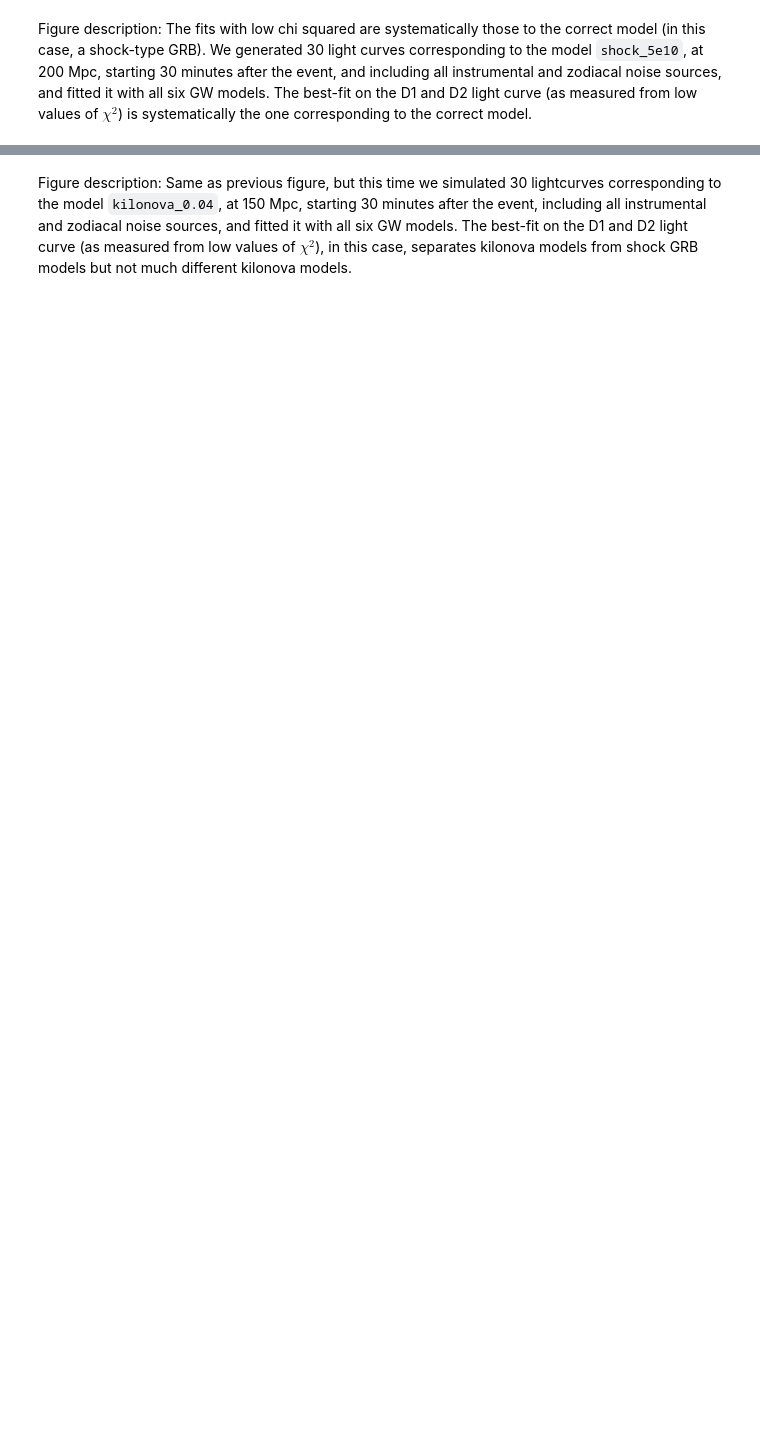
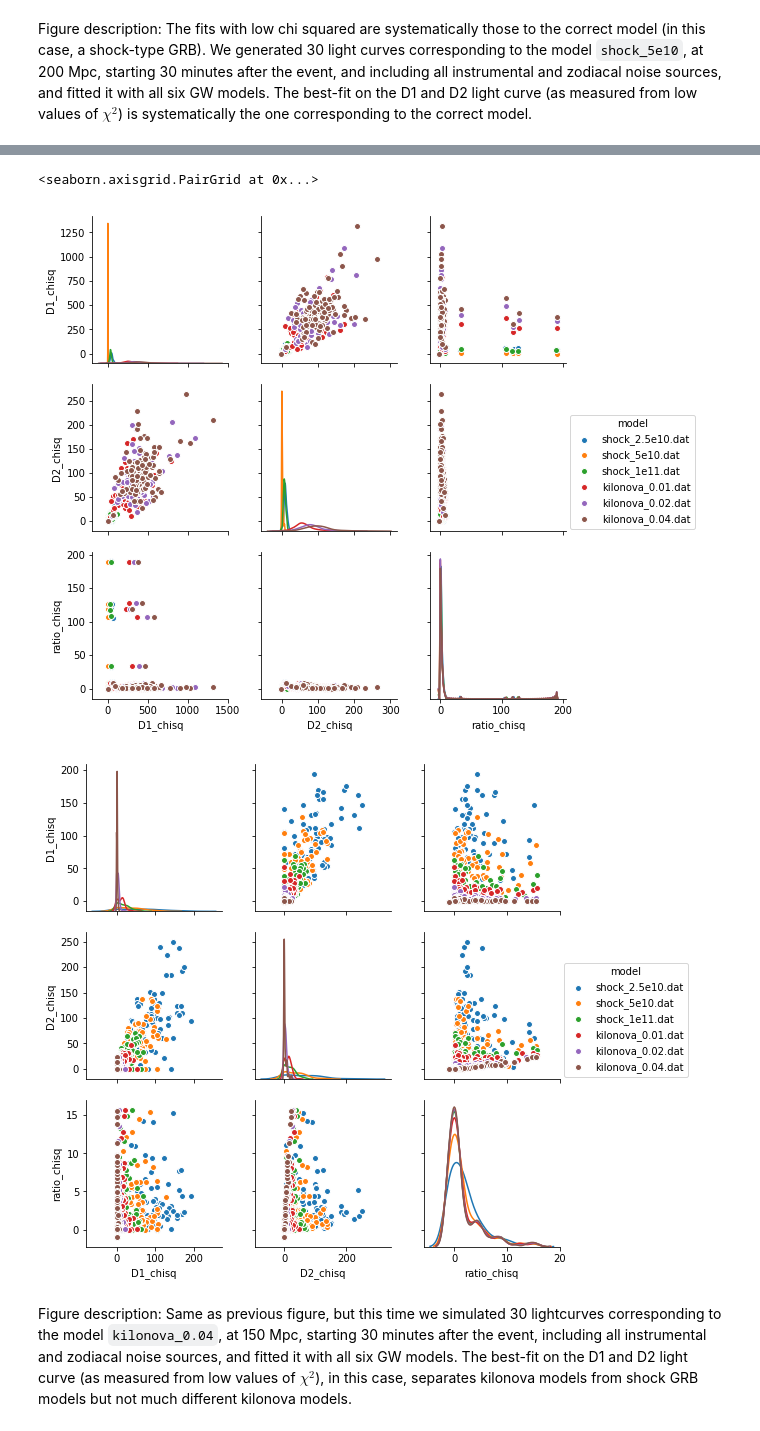
Before and after one commit to bwgref/duet-astro, a Jupyter notebook: notebooks/Realistic_lightcurves.ipynb, the cells around one changed output, grey strips where cells are left out. Saved outputs shown, nothing was run; the diff lists cells and outputs as text; code cells hidden in the pictures; blank space fills up the shorter version.

Commit message:
Version of realistic_lightcurves notebook used for May 8th presentation

```diff
--- a/notebooks/Realistic_lightcurves.ipynb
+++ b/notebooks/Realistic_lightcurves.ipynb
@@ -368,9 +400,13 @@ def get_rebinned_lightcurve_fit(input_lc_file, exposure, label=None, debug=False
 # %% [markdown]
 Figure description: The fits with low chi squared are systematically those to the correct model (in this case, a shock-type GRB). We generated 30 light curves corresponding to the model `shock_5e10`, at 200 Mpc, starting 30 minutes after the event, and including all instrumental and zodiacal noise sources, and fitted it with all six GW models. The best-fit on the D1 and D2 light curve (as measured from low values of $\chi^2$) is systematically the one corresponding to the correct model.
 # %%
-# solutions_k04 = get_rebinned_lightcurve_fit('kilonova_0.04.dat', exposure=300 * u.s,
-#                         observing_windows=np.array([[1800, 40000]]) * u.s,
-#                         final_resolution=6000 * u.s,
-#                        distance=130*u.Mpc, ntrial=100)
-# sns.pairplot(solutions_k04.to_pandas(), hue='model', diag_kind="kde", vars='D1_chisq,D2_chisq,ratio_chisq'.split(','))
-# solutions_k04.write('solutions_k04.csv', overwrite=True)
+ntrial = 10
+while 1:
+    solutions_sh510 = get_rebinned_lightcurve_fit('shock_5e10.dat', exposure=300 * u.s,
+                        observing_windows=np.array([[1800, 30000]]) * u.s,
+                        distance=200 * u.Mpc, ntrial=ntrial, outfile='solutions_sh510.csv')
+
+    solutions_k04 = get_rebinned_lightcurve_fit('kilonova_0.04.dat', exposure=300 * u.s,
+                            observing_windows=np.array([[1800, 40000]]) * u.s,
+                            final_resolution=6000 * u.s,
+                           distance=130*u.Mpc, ntrial=ntrial, outfile='solutions_k04.csv')
@@ -377,3 +435,10 @@ Figure description: The fits with low chi squared are systematically those to th
+# %%
+sns.pairplot(solutions_sh510.to_pandas(), hue='model', diag_kind="kde", vars='D1_chisq,D2_chisq,ratio_chisq'.split(','))
+sns.pairplot(solutions_k04.to_pandas(), hue='model', diag_kind="kde", vars='D1_chisq,D2_chisq,ratio_chisq'.split(','))
+# %% [output]
+<seaborn.axisgrid.PairGrid at 0x...>
+[figure, added]
+[figure, added]
 # %% [markdown]
 Figure description: Same as previous figure, but this time we simulated 30 lightcurves corresponding to the model `kilonova_0.04`, at 150 Mpc, starting 30 minutes after the event, including all instrumental and zodiacal noise sources, and fitted it with all six GW models. The best-fit on the D1 and D2 light curve (as measured from low values of $\chi^2$), in this case, separates kilonova models from shock GRB models but not much different kilonova models.
 # %%
```
Also changed, not shown: parts of 9 cells of this notebook.
